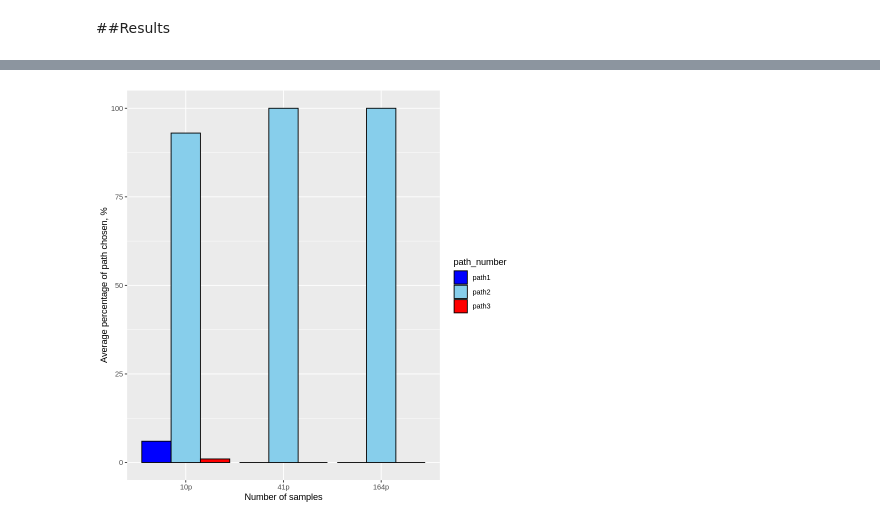
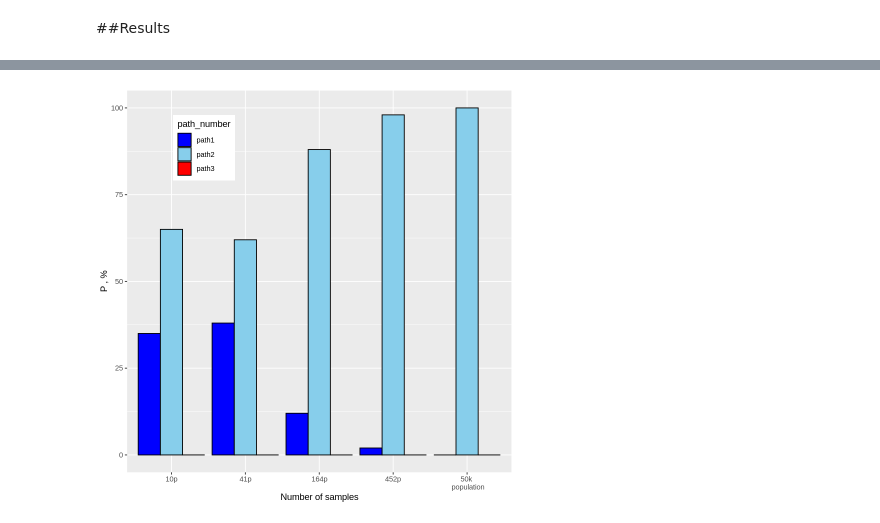
Before and after one commit to NataliaBlueCloud/Inband_telemetry_design, a Jupyter notebook: Cochrams_ofc_example_3paths.ipynb, the cells around one changed output, grey strips where cells are left out. Cells and saved outputs as stored; diff of their text form; code cells hidden in the pictures.

```diff
--- a/Cochrams_ofc_example_3paths.ipynb
+++ b/Cochrams_ofc_example_3paths.ipynb
@@ -449,22 +443,21 @@ Warning message in arrows(x, upper, x, lower, angle = 90, code = 3, length = len
 # %%
-path_number_41p = c(rep("path1",length(percent_below_thr_p1_41p)),rep("path2",length(percent_below_thr_p2_41p)), rep("path3",length(percent_below_thr_p3_41p)))
-path_number_10p = c(rep("path1",length(percent_below_thr_p1_10p)),rep("path2",length(percent_below_thr_p2_10p)), rep("path3",length(percent_below_thr_p3_10p)))
-path_number_164p = c(rep("path1",length(percent_below_thr_p1_164p)),rep("path2",length(percent_below_thr_p2_164p)), rep("path3",length(percent_below_thr_p3_164p)))
-
-
 data=data.frame(value = c(length(results_10p[results_10p == 1])*100/n_exp,length(results_10p[results_10p == 2])*100/n_exp,length(results_10p[results_10p == 3])*100/n_exp,
-length(results_41p[results_41p == 1])*100/n_exp,length(results_41p[results_41p == 2])*100/n_exp,length(results_41p[results_41p == 3])*100/n_exp,
-length(results_164p[results_164p == 1])*100/n_exp,length(results_164p[results_164p == 2])*100/n_exp,length(results_164p[results_164p == 3])*100/n_exp),
-path_number = c("path1","path2","path3",
-"path1","path2","path3",
-"path1","path2","path3"),
-packet_number = c(rep("10p",3),rep("41p",3),rep("164p",3)))
-data$packet_number <- factor(data$packet_number , levels=c("10p", "41p", "164p"))
+                          length(results_41p[results_41p == 1])*100/n_exp,length(results_41p[results_41p == 2])*100/n_exp,length(results_41p[results_41p == 3])*100/n_exp,
+                          length(results_164p[results_164p == 1])*100/n_exp,length(results_164p[results_164p == 2])*100/n_exp,length(results_164p[results_164p == 3])*100/n_exp,
+                          length(results_452p[results_452p == 1])*100/n_exp,length(results_452p[results_452p == 2])*100/n_exp,length(results_452p[results_452p == 3])*100/n_exp,
+                          length(results_50kp[results_50kp == 1])*100,length(results_50kp[results_50kp == 2])*100,length(results_50kp[results_50kp == 3])*100),
+                path_number = c("path1","path2","path3",
+                                "path1","path2","path3",
+                                "path1","path2","path3",
+                                "path1","path2","path3",
+                                "path1","path2","path3"),
+                packet_number = c(rep("10p",3),rep("41p",3),rep("164p",3),rep("452p",3),rep("50k \n population",3)))
+data$packet_number <- factor(data$packet_number , levels=c("10p", "41p", "164p", "452p", "50k \n population"))
 
 # grouped boxplot
 ggplot(data, aes(x=packet_number, y=value, fill=path_number)) +
-geom_bar(stat = "identity",position=position_dodge(), size = 0.5, color = "black") +
-scale_fill_manual(values = c("blue" , "skyblue", "red") )  + ylab("Average percentage of path chosen, %") +
-xlab("Number of samples")
+  geom_bar(stat = "identity",position=position_dodge(), size = 0.5, color = "black") +
+  scale_fill_manual(values = c("blue" , "skyblue", "red") )  + ylab("P , %") +
+  xlab("Number of samples")  +  theme(legend.position = c(0.2, 0.85))
 # %% [output]
-[figure, old version]
+[figure, new version]
```
Also changed, not shown: parts of 33 cells of this notebook.
